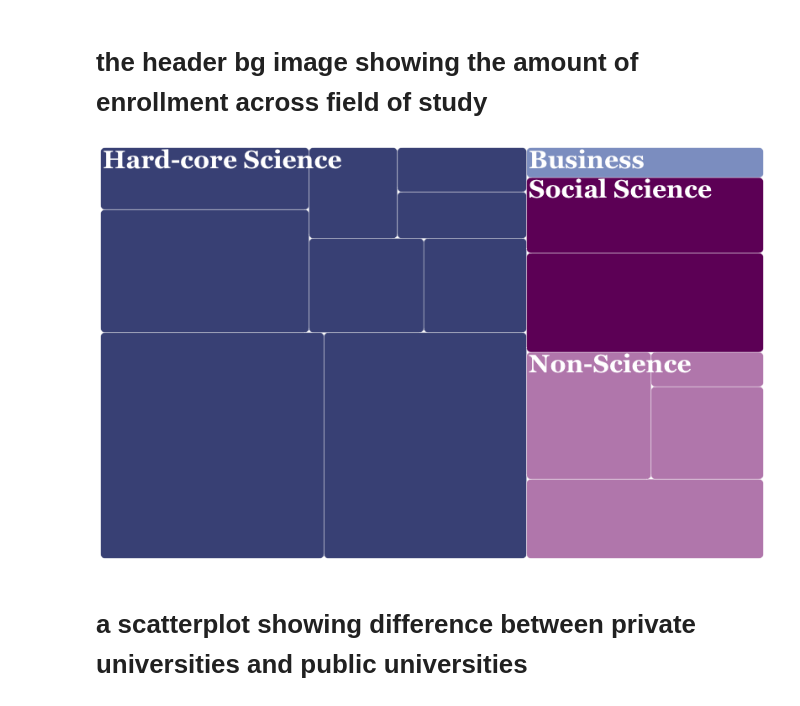
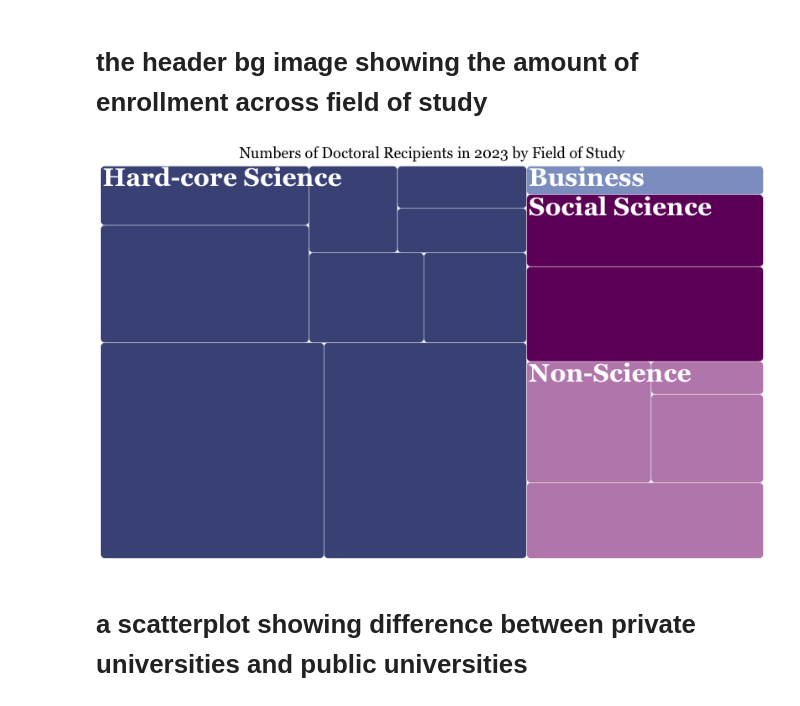
Before and after one commit to yatingw24/phd, a Jupyter notebook: ggplot_dist.ipynb, the cells around one changed output. Cells and saved outputs as stored; diff of their text form; code cells hidden in the pictures.

```diff
--- a/ggplot_dist.ipynb
+++ b/ggplot_dist.ipynb
@@ -462,35 +462,35 @@ piv <- data %>%
 
 library(ggplot2)
 library(treemapify)
 
 
 treemap <- ggplot(piv) +
   aes(area = count, fill = Field, label = Major, subgroup = Field) +
   geom_treemap(color = "white", size = 0.5, radius = unit(5, "pt")) +
   geom_treemap_subgroup_text(
     place = "topleft",
     color = "white",
     family = "Georgia",
     fontface = "bold",
     size = 30
   ) +
   scale_fill_manual(values = customized_colors) +
   labs(
-    #title = "Numbers of Doctoral Recipients in 2023 by Field of Study",
+    title = "Numbers of Doctoral Recipients in 2023 by Field of Study",
     fill = "Field"
   ) +
   theme_minimal() +
   theme(
     legend.position = "none",
     text = element_text(family = "Georgia"),
     plot.title = element_text(size = 18, hjust = 0.5),
     plot.background = element_rect(fill = "white", color = NA),
     panel.background = element_rect(fill = "white", color = NA)
   )
 
 treemap
 # %% [output]
-[figure, old version]
+[figure, new version]
 # %%
 %%R
 
```
Also changed, not shown: 1 other file.
